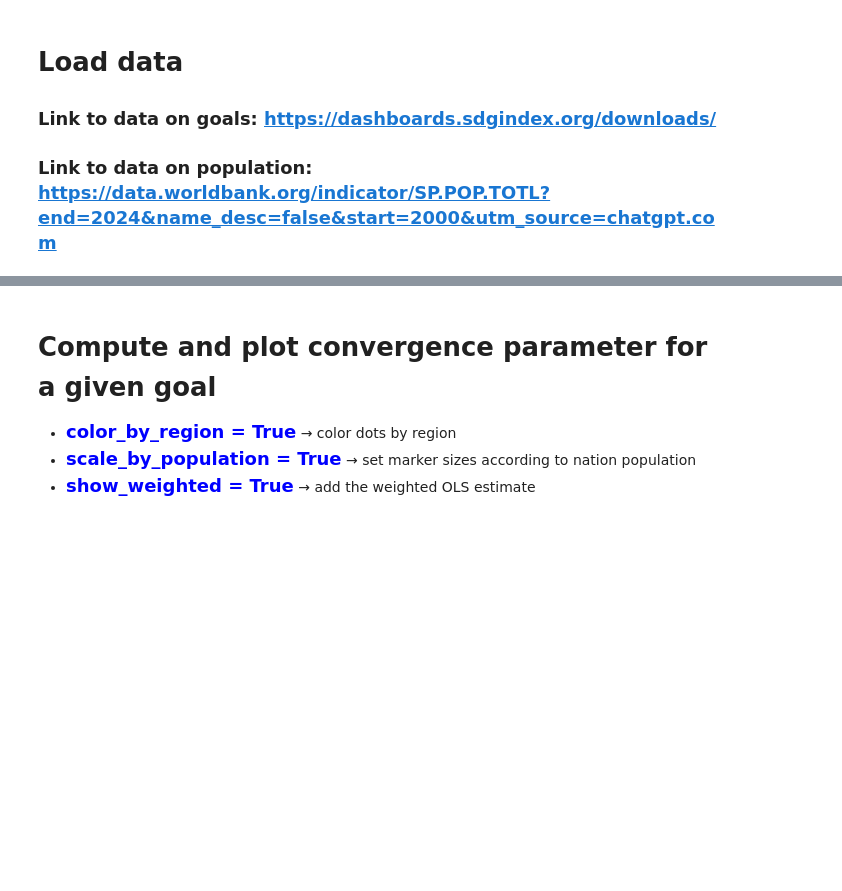
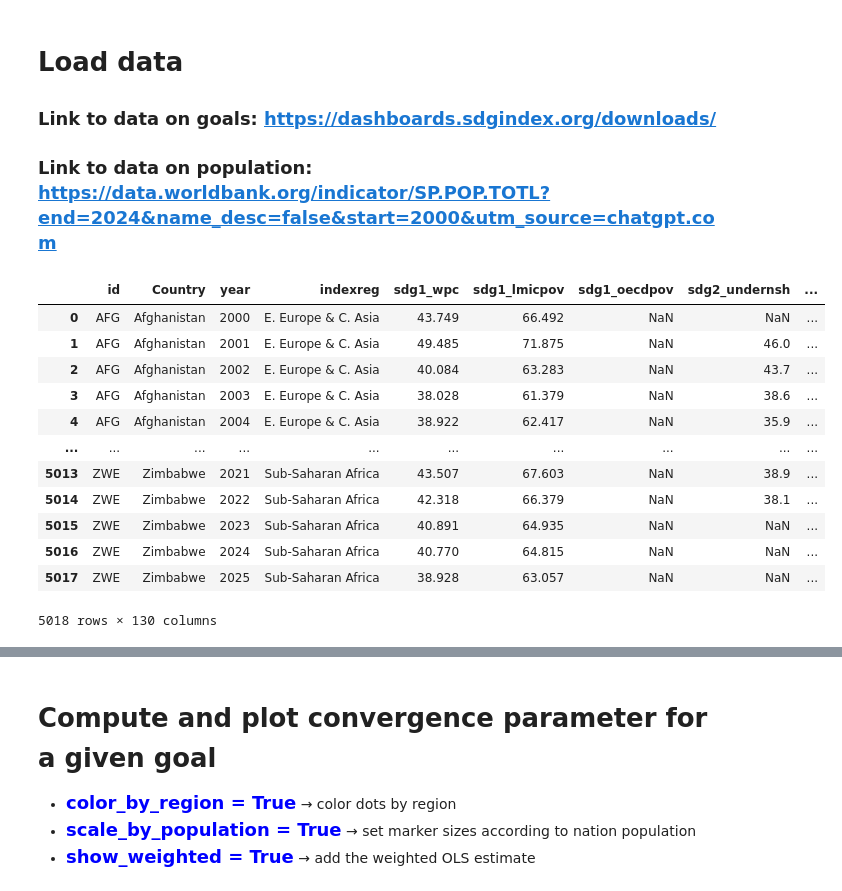
Before and after one commit to gqh814/FN, a Jupyter notebook: code/kode.ipynb, the cells around one changed output, grey strips where cells are left out. Saved outputs shown, nothing was run; the diff lists cells and outputs as text; code cells hidden in the pictures; blank space fills up the shorter version.

Commit message:
table

```diff
--- a/code/kode.ipynb
+++ b/code/kode.ipynb
@@ -77,3 +74,28 @@ summary = summary.set_index("id")
 # Build stable region → code mapping from the full dataset
 region_categories = pd.Categorical(summary["region"].dropna()).categories
 region_to_code = {region: i for i, region in enumerate(region_categories)}
+# %%
+# --- Load raw SDG Index data ---
+import pandas as pd
+
+data_path = r"../data/full_data_set.xlsx"
+df_raw = pd.read_excel(data_path, sheet_name="All Raw Data")
+
+# condition to only keep rows where id does not start with "_"
+cond = ~df_raw["id"].astype(str).str.startswith("_")
+df_raw = df_raw[cond]
+df_raw
+# %% [output]
+|  | id | Country | year | indexreg | sdg1_wpc | sdg1_lmicpov | sdg1_oecdpov | sdg2_undernsh | ... |
+| 0 | AFG | Afghanistan | 2000 | E. Europe & C. Asia | 43.749 | 66.492 | NaN | NaN | ... |
+| 1 | AFG | Afghanistan | 2001 | E. Europe & C. Asia | 49.485 | 71.875 | NaN | 46.0 | ... |
+| 2 | AFG | Afghanistan | 2002 | E. Europe & C. Asia | 40.084 | 63.283 | NaN | 43.7 | ... |
+| 3 | AFG | Afghanistan | 2003 | E. Europe & C. Asia | 38.028 | 61.379 | NaN | 38.6 | ... |
+| 4 | AFG | Afghanistan | 2004 | E. Europe & C. Asia | 38.922 | 62.417 | NaN | 35.9 | ... |
+| ... | ... | ... | ... | ... | ... | ... | ... | ... | ... |
+| 5013 | ZWE | Zimbabwe | 2021 | Sub-Saharan Africa | 43.507 | 67.603 | NaN | 38.9 | ... |
+| 5014 | ZWE | Zimbabwe | 2022 | Sub-Saharan Africa | 42.318 | 66.379 | NaN | 38.1 | ... |
+| 5015 | ZWE | Zimbabwe | 2023 | Sub-Saharan Africa | 40.891 | 64.935 | NaN | NaN | ... |
+| 5016 | ZWE | Zimbabwe | 2024 | Sub-Saharan Africa | 40.770 | 64.815 | NaN | NaN | ... |
+| 5017 | ZWE | Zimbabwe | 2025 | Sub-Saharan Africa | 38.928 | 63.057 | NaN | NaN | ... |
+5018 rows × 130 columns
```
Also changed, not shown: parts of 14 cells of this notebook.
